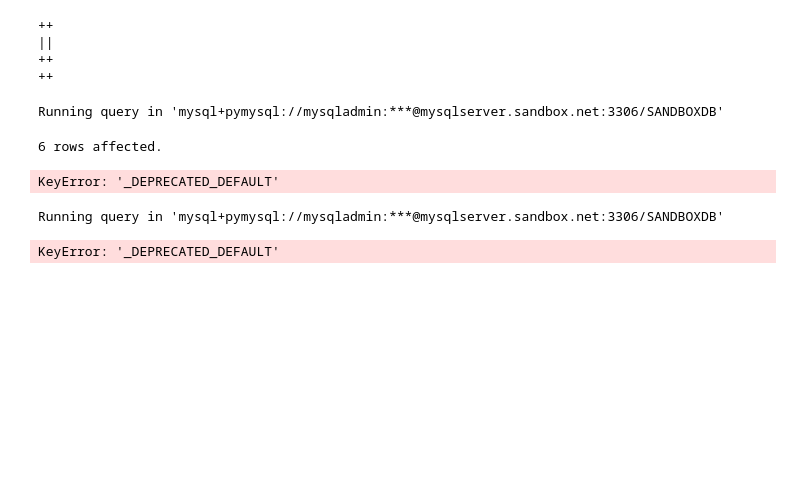
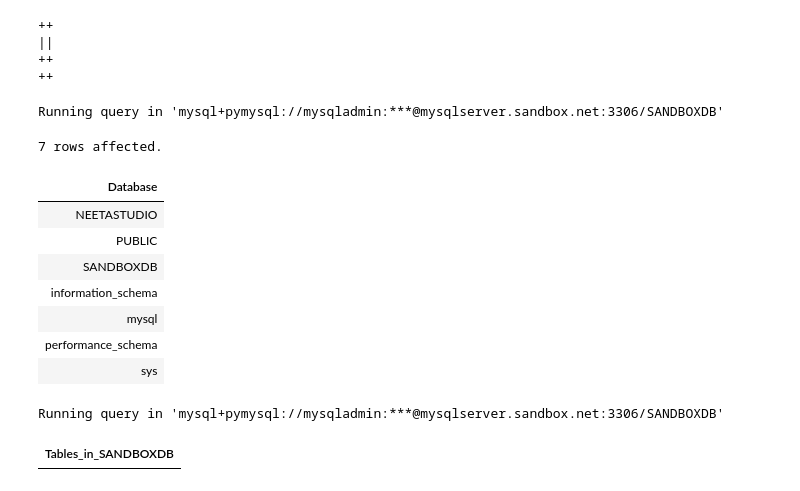
Before and after one commit to brijeshdhaker/docker-hadoop-cluster, a Jupyter notebook: bd-notebooks-module/notebooks/mysql/hello-mysql.ipynb, the cells around one changed output. Cells and saved outputs as stored; diff of their text form; code cells hidden in the pictures; blank space fills up the shorter version.

```diff
--- a/bd-notebooks-module/notebooks/mysql/hello-mysql.ipynb
+++ b/bd-notebooks-module/notebooks/mysql/hello-mysql.ipynb
@@ -58,14 +60,23 @@ Running query in 'mysql+pymysql://mysqladmin:***@mysqlserver.sandbox.net:3306/SA
 # %%
 %config SqlMagic.style = '_DEPRECATED_DEFAULT'
 # %%
-%sql show databases;
+%%sql
+show databases;
 # %% [output]
 Running query in 'mysql+pymysql://mysqladmin:***@mysqlserver.sandbox.net:3306/SANDBOXDB'
-6 rows affected.
+7 rows affected.
-KeyError: '_DEPRECATED_DEFAULT'
+| Database |
+| NEETASTUDIO |
+| PUBLIC |
+| SANDBOXDB |
+| information_schema |
+| mysql |
+| performance_schema |
+| sys |
 # %%
-%sql show tables;
+%%sql
+show tables;
 # %% [output]
 Running query in 'mysql+pymysql://mysqladmin:***@mysqlserver.sandbox.net:3306/SANDBOXDB'
-KeyError: '_DEPRECATED_DEFAULT'
+| Tables_in_SANDBOXDB |
 # %%
```
Also changed, not shown: parts of 3 cells of this notebook, 4 other files.
